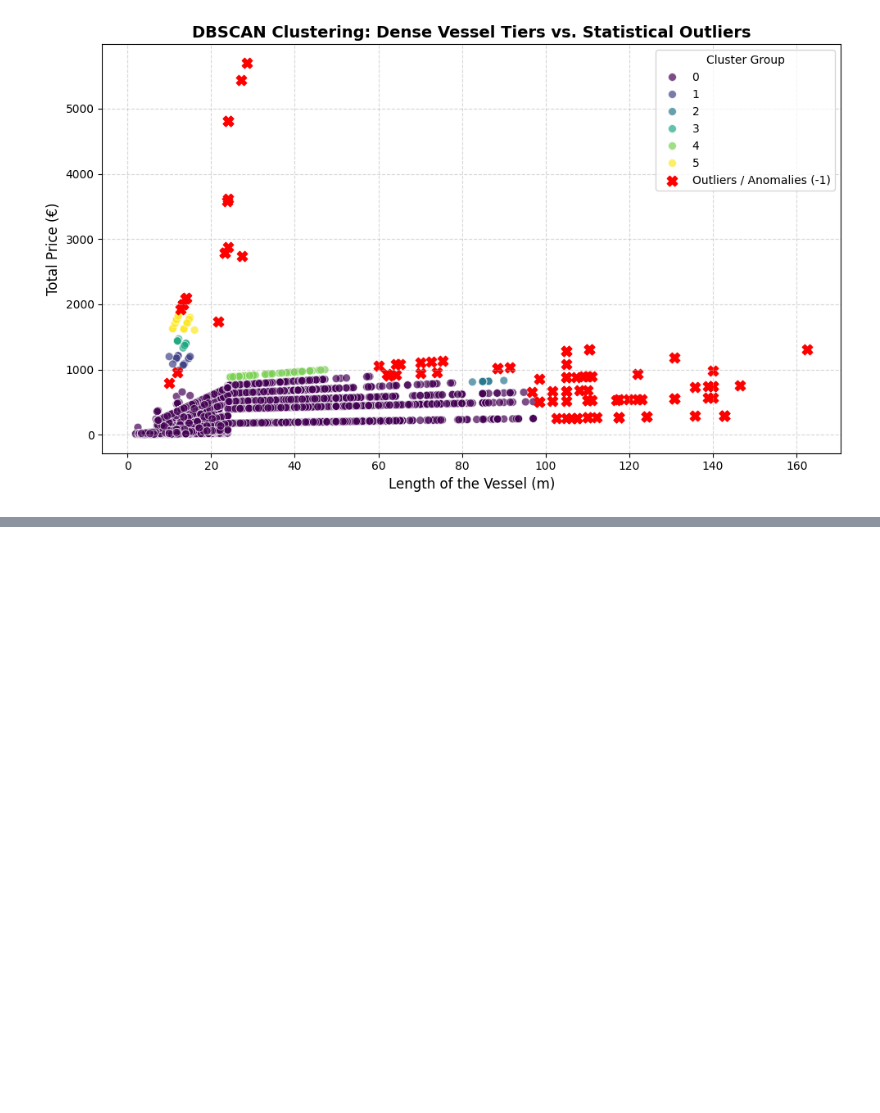
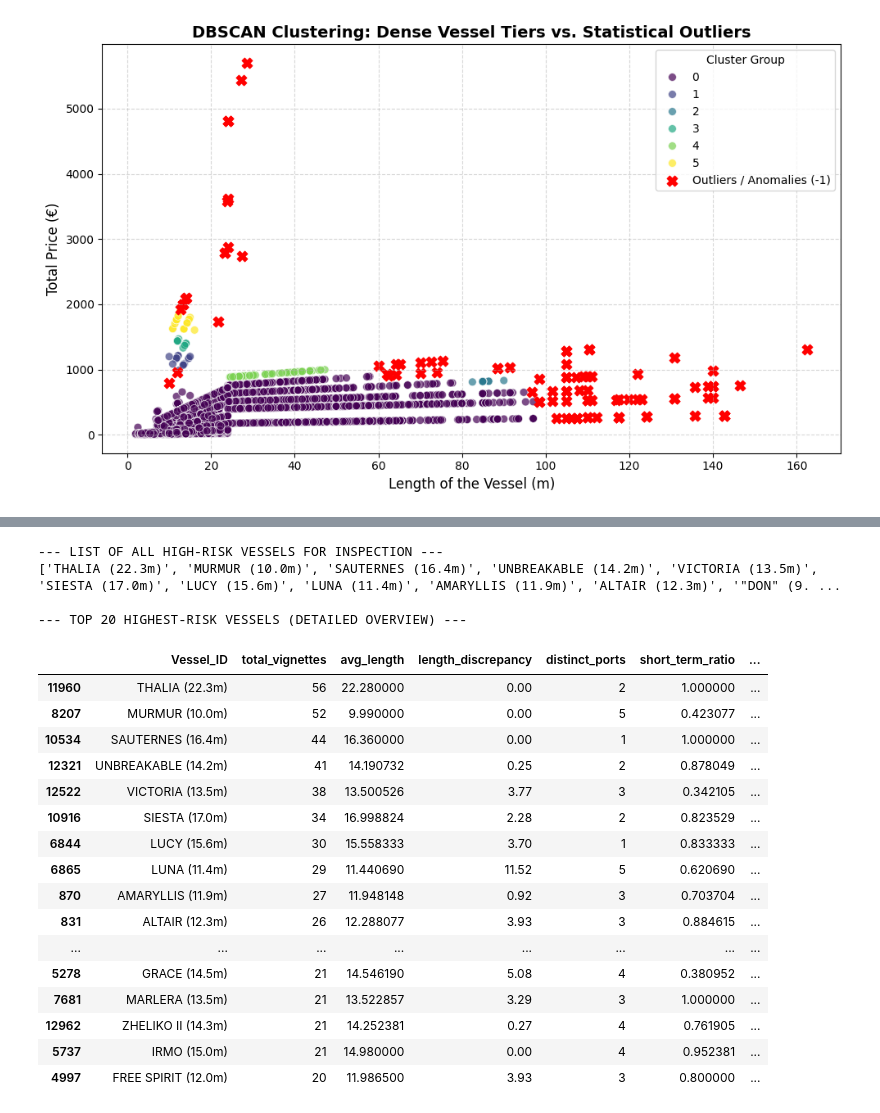
Before and after one commit to jelenavasic009-png/dsb_capstone, a Jupyter notebook: notebooks/01_EDA_JelenaVasic_capstone.ipynb, the cells around one changed output, grey strips where cells are left out. Saved outputs shown, nothing was run; the diff lists cells and outputs as text; code cells hidden in the pictures; blank space fills up the shorter version.

```diff
--- a/notebooks/01_EDA_JelenaVasic_capstone.ipynb
+++ b/notebooks/01_EDA_JelenaVasic_capstone.ipynb
@@ -1220,0 +1314,35 @@ This Capstone project analyzed 26,764 marine vignette transactions across five y
+# %%
+# Sort the highest-risk vessels (e.g., by number of vignettes purchased and length discrepancy)
+high_risk_sorted = high_risk_vessels.sort_values(
+    by=['total_vignettes', 'length_discrepancy'], ascending=False
+)
+
+# 1. Print the complete list of all high-risk vessel IDs
+print("--- LIST OF ALL HIGH-RISK VESSELS FOR INSPECTION ---")
+print(high_risk_sorted['Vessel_ID'].tolist())
+
+# 2. Display a detailed table with the top 20 highest-risk vessels and their risk indicators
+print("\n--- TOP 20 HIGHEST-RISK VESSELS (DETAILED OVERVIEW) ---")
+display(high_risk_sorted[['Vessel_ID', 'total_vignettes', 'avg_length', 'length_discrepancy', 'distinct_ports', 'short_term_ratio', 'total_paid']].head(20))
+# %% [output]
+--- LIST OF ALL HIGH-RISK VESSELS FOR INSPECTION ---
+['THALIA (22.3m)', 'MURMUR (10.0m)', 'SAUTERNES (16.4m)', 'UNBREAKABLE (14.2m)', 'VICTORIA (13.5m)', 'SIESTA (17.0m)', 'LUCY (15.6m)', 'LUNA (11.4m)', 'AMARYLLIS (11.9m)', 'ALTAIR (12.3m)', '"DON" (9. ...
+
+--- TOP 20 HIGHEST-RISK VESSELS (DETAILED OVERVIEW) ---
+|  | Vessel_ID | total_vignettes | avg_length | length_discrepancy | distinct_ports | short_term_ratio | ... |
+| 11960 | THALIA (22.3m) | 56 | 22.280000 | 0.00 | 2 | 1.000000 | ... |
+| 8207 | MURMUR (10.0m) | 52 | 9.990000 | 0.00 | 5 | 0.423077 | ... |
+| 10534 | SAUTERNES (16.4m) | 44 | 16.360000 | 0.00 | 1 | 1.000000 | ... |
+| 12321 | UNBREAKABLE (14.2m) | 41 | 14.190732 | 0.25 | 2 | 0.878049 | ... |
+| 12522 | VICTORIA (13.5m) | 38 | 13.500526 | 3.77 | 3 | 0.342105 | ... |
+| 10916 | SIESTA (17.0m) | 34 | 16.998824 | 2.28 | 2 | 0.823529 | ... |
+| 6844 | LUCY (15.6m) | 30 | 15.558333 | 3.70 | 1 | 0.833333 | ... |
+| 6865 | LUNA (11.4m) | 29 | 11.440690 | 11.52 | 5 | 0.620690 | ... |
+| 870 | AMARYLLIS (11.9m) | 27 | 11.948148 | 0.92 | 3 | 0.703704 | ... |
+| 831 | ALTAIR (12.3m) | 26 | 12.288077 | 3.93 | 3 | 0.884615 | ... |
+| ... | ... | ... | ... | ... | ... | ... | ... |
+| 5278 | GRACE (14.5m) | 21 | 14.546190 | 5.08 | 4 | 0.380952 | ... |
+| 7681 | MARLERA (13.5m) | 21 | 13.522857 | 3.29 | 3 | 1.000000 | ... |
+| 12962 | ZHELIKO II (14.3m) | 21 | 14.252381 | 0.27 | 4 | 0.761905 | ... |
+| 5737 | IRMO (15.0m) | 21 | 14.980000 | 0.00 | 4 | 0.952381 | ... |
+| 4997 | FREE SPIRIT (12.0m) | 20 | 11.986500 | 3.93 | 3 | 0.800000 | ... |
```
Also changed, not shown: parts of 35 cells of this notebook.
